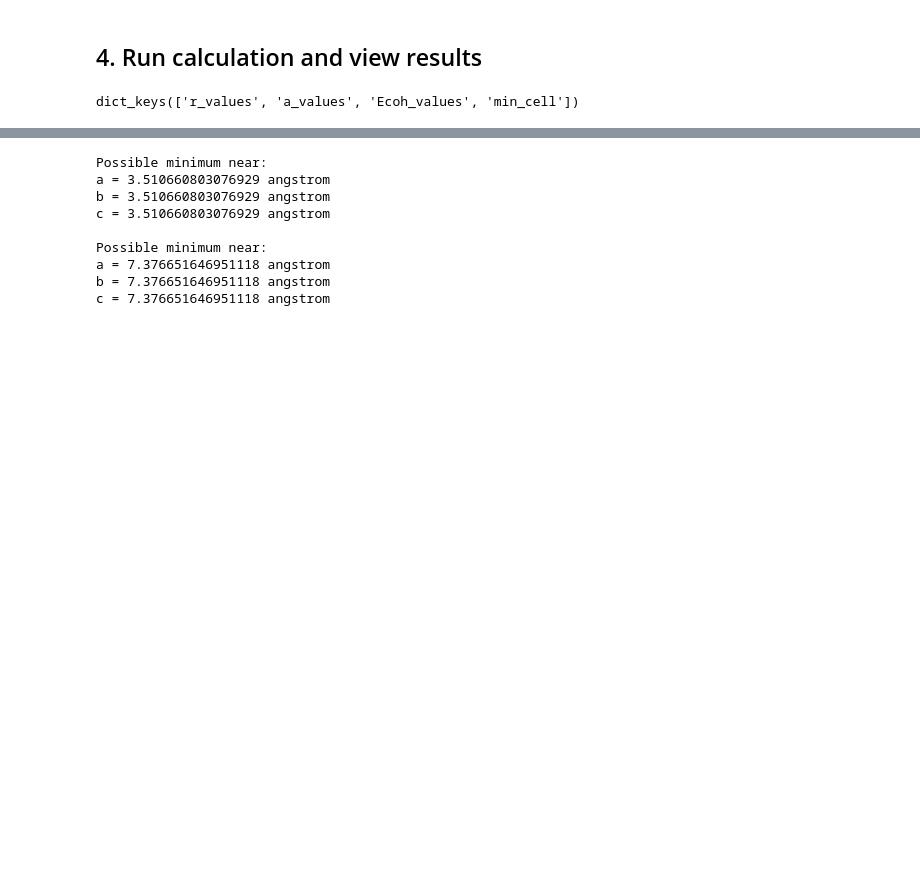
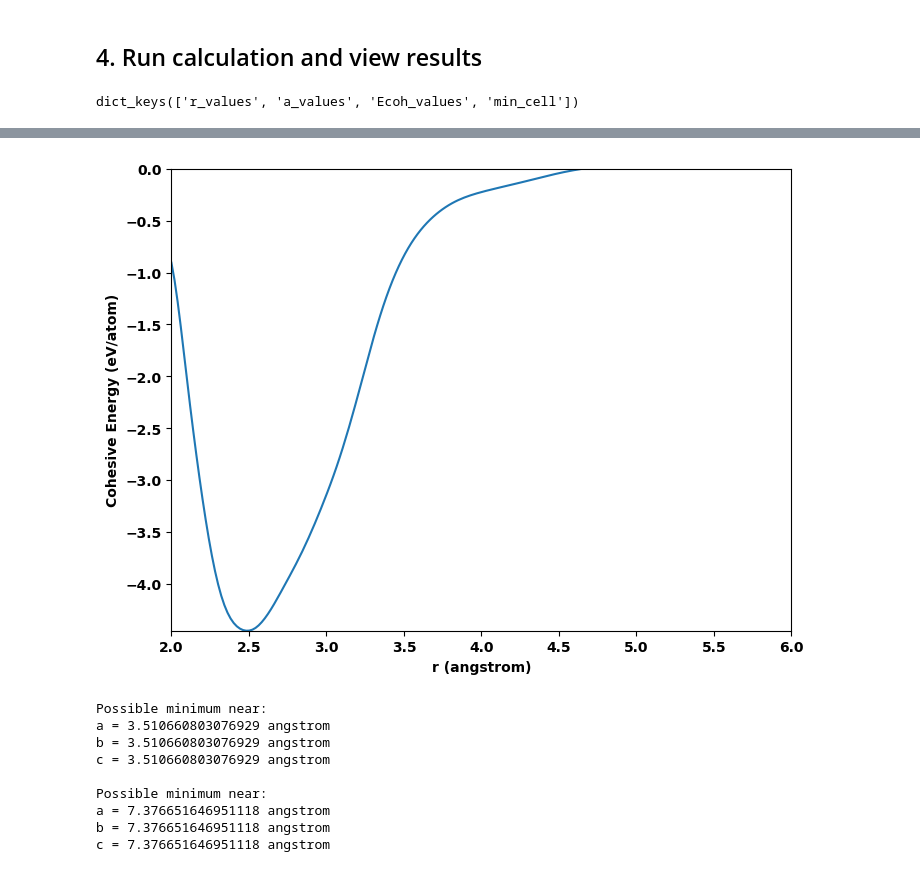
Before and after one commit to lmhale99/atomman-demo, a Jupyter notebook: 3. iprPy E_vs_r_scan.ipynb, the cells around one changed output, grey strips where cells are left out. Saved outputs shown, nothing was run; the diff lists cells and outputs as text; code cells hidden in the pictures; blank space fills up the shorter version.

```diff
--- a/3. iprPy E_vs_r_scan.ipynb
+++ b/3. iprPy E_vs_r_scan.ipynb
@@ -195,24 +188,20 @@ length_unit = 'angstrom'
 energy_unit = 'eV'
 
 
-Ecoh = uc.get_in_units(results_dict['Ecoh_values'], energy_unit)
+Epot = uc.get_in_units(results_dict['Ecoh_values'], energy_unit)
 r = uc.get_in_units(results_dict['r_values'], length_unit)
 
 
-Emin = floor(Ecoh.min())
+Emin = floor(Epot.min())
 if Emin < -10:
     Emin = -10
 
+fig = plt.figure(figsize=(8,6))
+plt.plot(r, Epot)
+plt.xlim(r.min(), r.max())
+plt.ylim(Epot.min(), 0.0)
+plt.xlabel(f'r ({length_unit})')
+plt.ylabel(f'Cohesive Energy ({energy_unit}/atom)')
 
-plot = figure(title = f'Cohesive Energy vs. Interatomic Spacing',
-              width = 800,
-              height = 600,
-              x_range = [uc.get_in_units(rmin, 'angstrom'), uc.get_in_units(rmax, 'angstrom')],
-              y_range = [Emin, 0],
-              x_axis_label=f'r ({length_unit})',
-              y_axis_label=f'Cohesive Energy ({energy_unit}/atom)')
-
-plot.line(r, Ecoh, line_width = 2)
-
-show(plot)
+plt.show()
 # %% [output]
@@ -221,3 +208,4 @@ show(plot)
+[figure, added]
 # %%
 for mincell in results_dict['min_cell']:
     print('Possible minimum near:')
```
Also changed, not shown: parts of 6 cells of this notebook.
